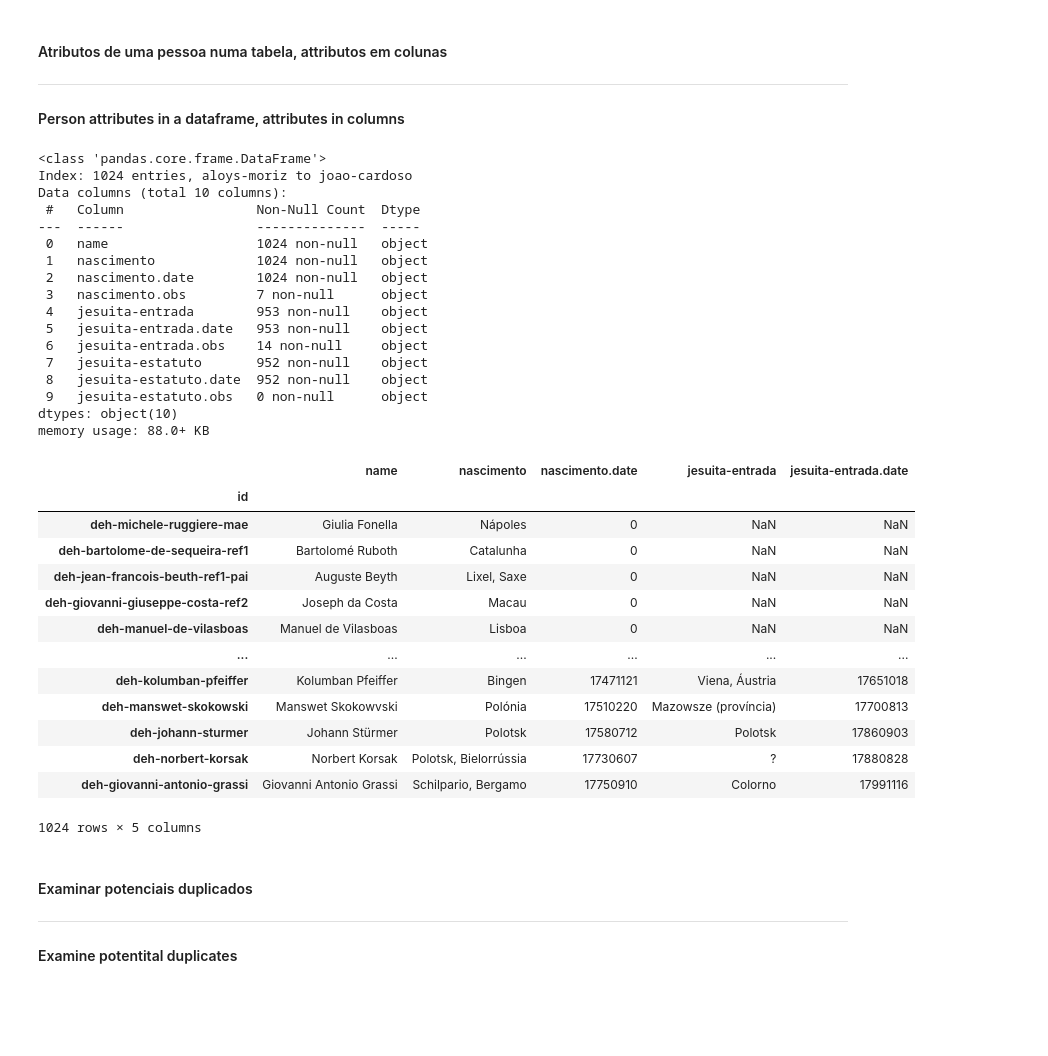
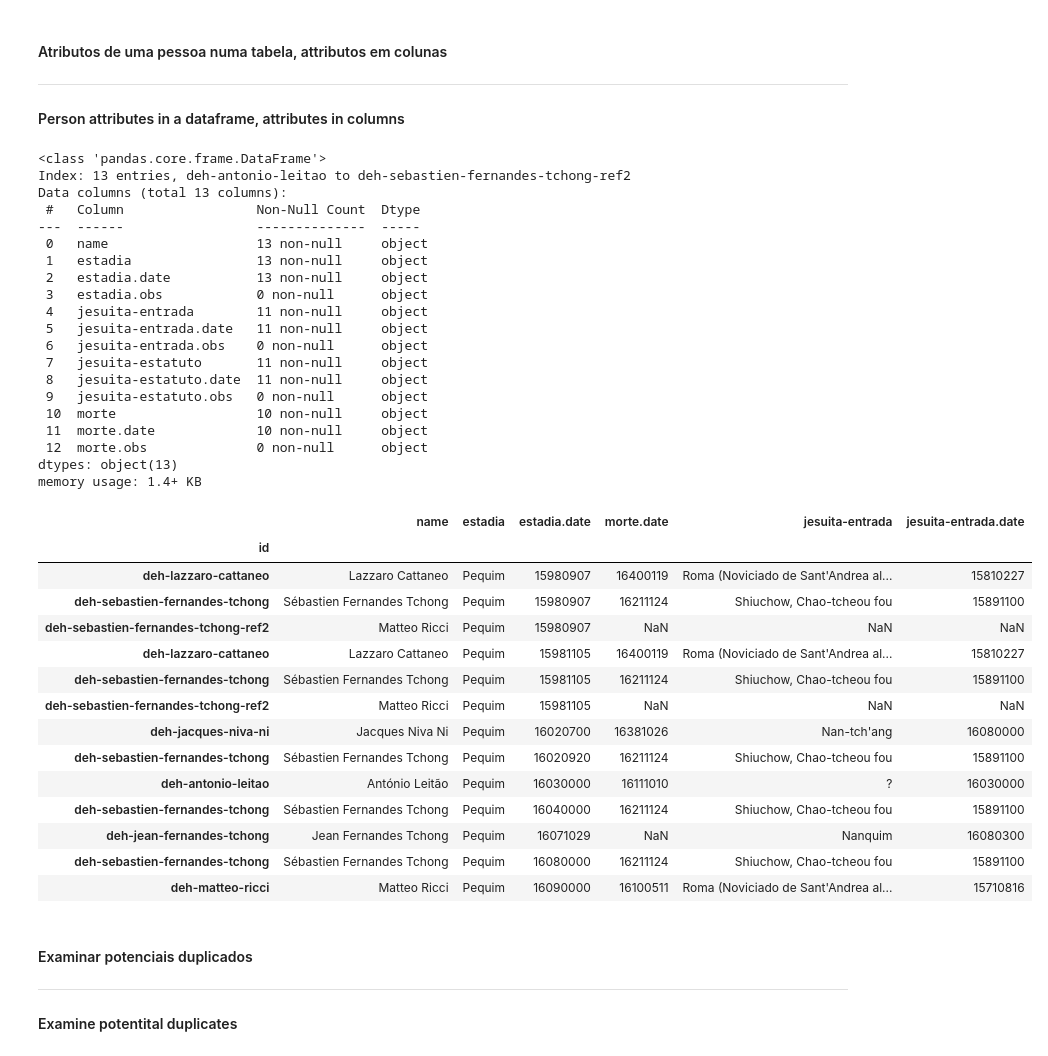
Before and after one commit to joaquimrcarvalho/dehergne-locations, a Jupyter notebook: notebooks/0-tutorial.ipynb, the cells around one changed output. Drawn from its saved outputs; the diff is of its cells as text; code cells hidden in the pictures; blank space fills up the shorter version.

```diff
--- a/notebooks/0-tutorial.ipynb
+++ b/notebooks/0-tutorial.ipynb
@@ -15,7 +15,7 @@ Note:
 # %%
 from timelink.notebooks import TimelinkNotebook
 
-tlnb = TimelinkNotebook(kleio_version="12.4.567")
+tlnb = TimelinkNotebook()
 # %% [markdown]
 TimelinkNotebook created a database to store data and a Kleio server to
 translate transcriptions in Kleio notation into data that can be imported
@@ -528,50 +532,56 @@ n$Matteo Ricci/m/id=deh-matteo-ricci
 # %%
 # Get list of people with with a certain value in a specific attribute
 
 id = 'deh-matteo-ricci'  # matheo ricci
 # id = 'deh-antonio-de-magalhaes-ref1'  # Alexandre Metelo de Sousa
 df = entities_with_attribute(
                     entity_type='person',
-                    the_type='nascimento',  # we need a base attribute
+                    the_type='estadia',  # we need a base attribute
+                    the_value='Pequim',
                     more_info=['name'],
-                    more_cols=['jesuita-entrada','jesuita-estatuto'],
+                    more_cols=['jesuita-entrada','jesuita-estatuto','morte'],
+                    dates_in=('1580','1610'),
                     db=tlnb.db,
                     sql_echo=False)
-view_cols = ['name','nascimento','nascimento.date','jesuita-entrada','jesuita-entrada.date']
+view_cols = ['name','estadia','estadia.date','morte.date','jesuita-entrada','jesuita-entrada.date']
 df.info()
-df[view_cols].sort_values('nascimento.date')
+df[view_cols].sort_values('estadia.date')
 # %% [output]
 <class 'pandas.core.frame.DataFrame'>
-Index: 1024 entries, aloys-moriz to joao-cardoso
-Data columns (total 10 columns):
+Index: 13 entries, deh-antonio-leitao to deh-sebastien-fernandes-tchong-ref2
+Data columns (total 13 columns):
  #   Column                 Non-Null Count  Dtype
 ---  ------                 --------------  -----
- 0   name                   1024 non-null   object
- 1   nascimento             1024 non-null   object
- 2   nascimento.date        1024 non-null   object
- 3   nascimento.obs         7 non-null      object
- 4   jesuita-entrada        953 non-null    object
- 5   jesuita-entrada.date   953 non-null    object
- 6   jesuita-entrada.obs    14 non-null     object
- 7   jesuita-estatuto       952 non-null    object
- 8   jesuita-estatuto.date  952 non-null    object
+ 0   name                   13 non-null     object
+ 1   estadia                13 non-null     object
+ 2   estadia.date           13 non-null     object
+ 3   estadia.obs            0 non-null      object
+ 4   jesuita-entrada        11 non-null     object
+ 5   jesuita-entrada.date   11 non-null     object
+ 6   jesuita-entrada.obs    0 non-null      object
+ 7   jesuita-estatuto       11 non-null     object
+ 8   jesuita-estatuto.date  11 non-null     object
  9   jesuita-estatuto.obs   0 non-null      object
-dtypes: object(10)
-memory usage: 88.0+ KB
+ 10  morte                  10 non-null     object
+ 11  morte.date             10 non-null     object
+ 12  morte.obs              0 non-null      object
+dtypes: object(13)
+memory usage: 1.4+ KB
-|  | name | nascimento | nascimento.date | jesuita-entrada | jesuita-entrada.date |
-| id |  |  |  |  |  |
-| deh-michele-ruggiere-mae | Giulia Fonella | Nápoles | 0 | NaN | NaN |
-| deh-bartolome-de-sequeira-ref1 | Bartolomé Ruboth | Catalunha | 0 | NaN | NaN |
-| deh-jean-francois-beuth-ref1-pai | Auguste Beyth | Lixel, Saxe | 0 | NaN | NaN |
-| deh-giovanni-giuseppe-costa-ref2 | Joseph da Costa | Macau | 0 | NaN | NaN |
-| deh-manuel-de-vilasboas | Manuel de Vilasboas | Lisboa | 0 | NaN | NaN |
-| ... | ... | ... | ... | ... | ... |
-| deh-kolumban-pfeiffer | Kolumban Pfeiffer | Bingen | 17471121 | Viena, Áustria | 17651018 |
-| deh-manswet-skokowski | Manswet Skokowvski | Polónia | 17510220 | Mazowsze (província) | 17700813 |
-| deh-johann-sturmer | Johann Stürmer | Polotsk | 17580712 | Polotsk | 17860903 |
-| deh-norbert-korsak | Norbert Korsak | Polotsk, Bielorrússia | 17730607 | ? | 17880828 |
-| deh-giovanni-antonio-grassi | Giovanni Antonio Grassi | Schilpario, Bergamo | 17750910 | Colorno | 17991116 |
+|  | name | estadia | estadia.date | morte.date | jesuita-entrada | jesuita-entrada.date |
+| id |  |  |  |  |  |  |
+| deh-lazzaro-cattaneo | Lazzaro Cattaneo | Pequim | 15980907 | 16400119 | Roma (Noviciado de Sant'Andrea al... | 15810227 |
+| deh-sebastien-fernandes-tchong | Sébastien Fernandes Tchong | Pequim | 15980907 | 16211124 | Shiuchow, Chao-tcheou fou | 15891100 |
+| deh-sebastien-fernandes-tchong-ref2 | Matteo Ricci | Pequim | 15980907 | NaN | NaN | NaN |
+| deh-lazzaro-cattaneo | Lazzaro Cattaneo | Pequim | 15981105 | 16400119 | Roma (Noviciado de Sant'Andrea al... | 15810227 |
+| deh-sebastien-fernandes-tchong | Sébastien Fernandes Tchong | Pequim | 15981105 | 16211124 | Shiuchow, Chao-tcheou fou | 15891100 |
+| deh-sebastien-fernandes-tchong-ref2 | Matteo Ricci | Pequim | 15981105 | NaN | NaN | NaN |
+| deh-jacques-niva-ni | Jacques Niva Ni | Pequim | 16020700 | 16381026 | Nan-tch'ang | 16080000 |
+| deh-sebastien-fernandes-tchong | Sébastien Fernandes Tchong | Pequim | 16020920 | 16211124 | Shiuchow, Chao-tcheou fou | 15891100 |
+| deh-antonio-leitao | António Leitão | Pequim | 16030000 | 16111010 | ? | 16030000 |
+| deh-sebastien-fernandes-tchong | Sébastien Fernandes Tchong | Pequim | 16040000 | 16211124 | Shiuchow, Chao-tcheou fou | 15891100 |
+| deh-jean-fernandes-tchong | Jean Fernandes Tchong | Pequim | 16071029 | NaN | Nanquim | 16080300 |
+| deh-sebastien-fernandes-tchong | Sébastien Fernandes Tchong | Pequim | 16080000 | 16211124 | Shiuchow, Chao-tcheou fou | 15891100 |
+| deh-matteo-ricci | Matteo Ricci | Pequim | 16090000 | 16100511 | Roma (Noviciado de Sant'Andrea al... | 15710816 |
-1024 rows × 5 columns
 # %% [markdown]
 #### Examinar potenciais duplicados
 
```
Also changed, not shown: parts of 5 cells of this notebook.
